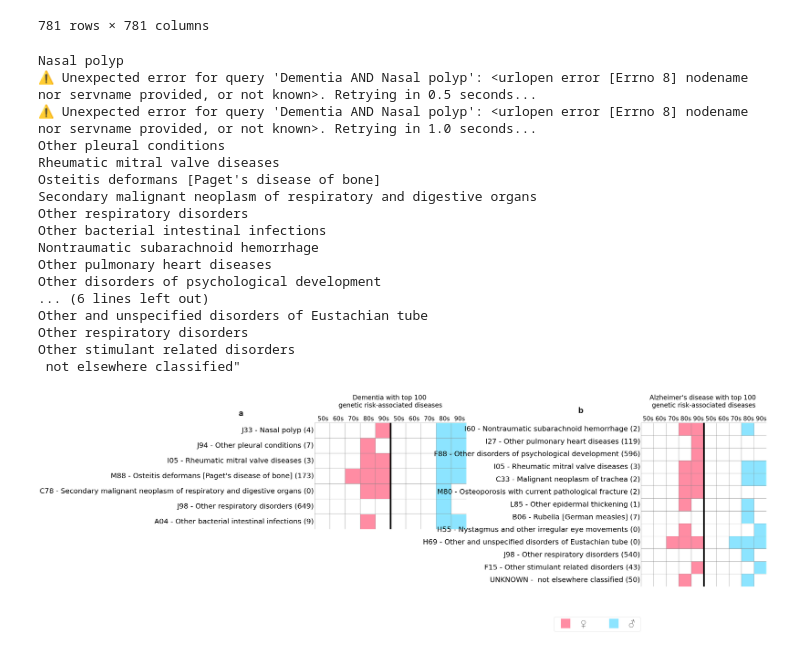
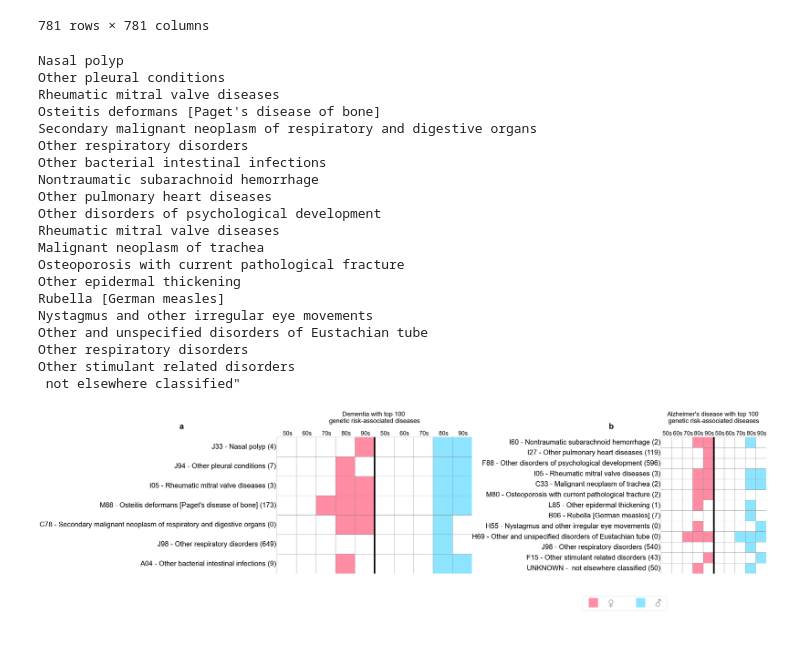
Before and after one commit to vladimirkovacevic/CSH, a Jupyter notebook: map_icd.ipynb, the cells around one changed output. Drawn from its saved outputs; the diff is of its cells as text; code cells hidden in the pictures.

Commit message:
Increase figure size.

```diff
--- a/map_icd.ipynb
+++ b/map_icd.ipynb
@@ -481,7 +481,7 @@ rds_files = glob.glob("data/dementia_age_groups/*.rds")
 disease_name_icd10_dict = dict(zip(disease_names, open_target_df.columns))
 
 for TOP_K in [100]:
-    fig, axes = plt.subplots(1, 2, figsize=(45, 15))  # 2 columns, 1 row
+    fig, axes = plt.subplots(1, 2, figsize=(50, 13))  # 2 columns, 1 row
     for i, code in enumerate(['F00', 'G30']):
         # Check if code exists in open_target_df
         if code not in open_target_df.index:
@@ -609,37 +609,40 @@ for TOP_K in [100]:
 
     # Create the legend at the bottom
     plt.legend(handles=legend_elements, loc='lower center', bbox_to_anchor=(-0.35, -0.3),
                ncol=2, frameon=True, fontsize=36)
 
     # Adjust layout and save to PDF
     plt.tight_layout()
     pos1 = axes[0].get_position()
     pos2 = axes[1].get_position()
 
     new_y0 = pos1.y0 + pos1.height - pos2.height
     axes[1].set_position([pos2.x0, new_y0, pos2.width, pos2.height])
 
     plt.savefig(f"dementia_heatmaps_{TOP_K}.pdf", dpi=300, format='pdf', bbox_inches='tight')
     plt.show()
 # %% [output]
 Nasal polyp
-⚠️ Unexpected error for query 'Dementia AND Nasal polyp': <urlopen error [Errno 8] nodename nor servname provided, or not known>. Retrying in 0.5 seconds...
-⚠️ Unexpected error for query 'Dementia AND Nasal polyp': <urlopen error [Errno 8] nodename nor servname provided, or not known>. Retrying in 1.0 seconds...
 Other pleural conditions
 Rheumatic mitral valve diseases
 Osteitis deformans [Paget's disease of bone]
 Secondary malignant neoplasm of respiratory and digestive organs
 Other respiratory disorders
 Other bacterial intestinal infections
 Nontraumatic subarachnoid hemorrhage
 Other pulmonary heart diseases
 Other disorders of psychological development
-... (6 lines left out)
+Rheumatic mitral valve diseases
+Malignant neoplasm of trachea
+Osteoporosis with current pathological fracture
+Other epidermal thickening
+Rubella [German measles]
+Nystagmus and other irregular eye movements
 Other and unspecified disorders of Eustachian tube
 Other respiratory disorders
 Other stimulant related disorders
  not elsewhere classified"
-[figure, old version]
+[figure, new version]
 # %%
 dis_gr_df.index
 # %% [output]
```
Also changed, not shown: parts of 2 cells of this notebook.
